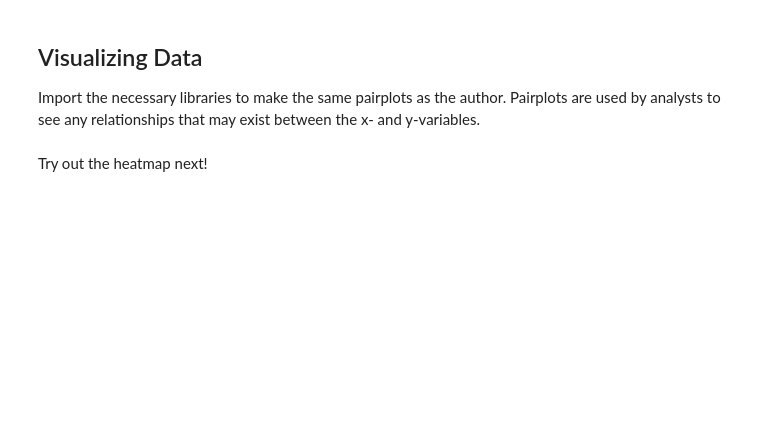
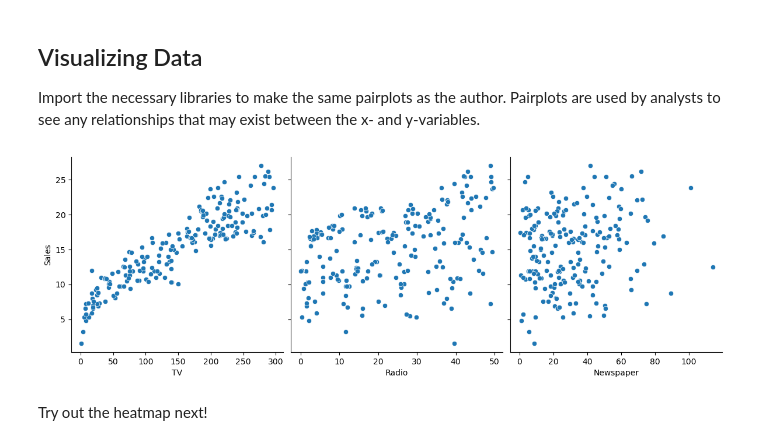
Before and after one commit to pamkellerman/data-modeling-pt2-exercises, a Jupyter notebook: linear-regression.ipynb, the cells around one changed output. Saved outputs shown, nothing was run; the diff lists cells and outputs as text; code cells hidden in the pictures; blank space fills up the shorter version.

```diff
--- a/linear-regression.ipynb
+++ b/linear-regression.ipynb
@@ -30,5 +73,16 @@ Run `shape()`, `info()`, and `describe()` to see what is going on with the datas
 ## Visualizing Data
 
 Import the necessary libraries to make the same pairplots as the author. Pairplots are used by analysts to see any relationships that may exist between the x- and y-variables.
+# %%
+# Import matplotlib and seaborn libraries to visualize the data
+import matplotlib.pyplot as plt
+import seaborn as sns
+
+# Using pairplot we'll visualize the data for correlation
+sns.pairplot(advertising, x_vars=['TV', 'Radio','Newspaper'],
+             y_vars='Sales', size=4, aspect=1, kind='scatter')
+plt.show()
+# %% [output]
+[figure, added]
 # %% [markdown]
 Try out the heatmap next!
```
Also changed, not shown: parts of 13 cells of this notebook.
